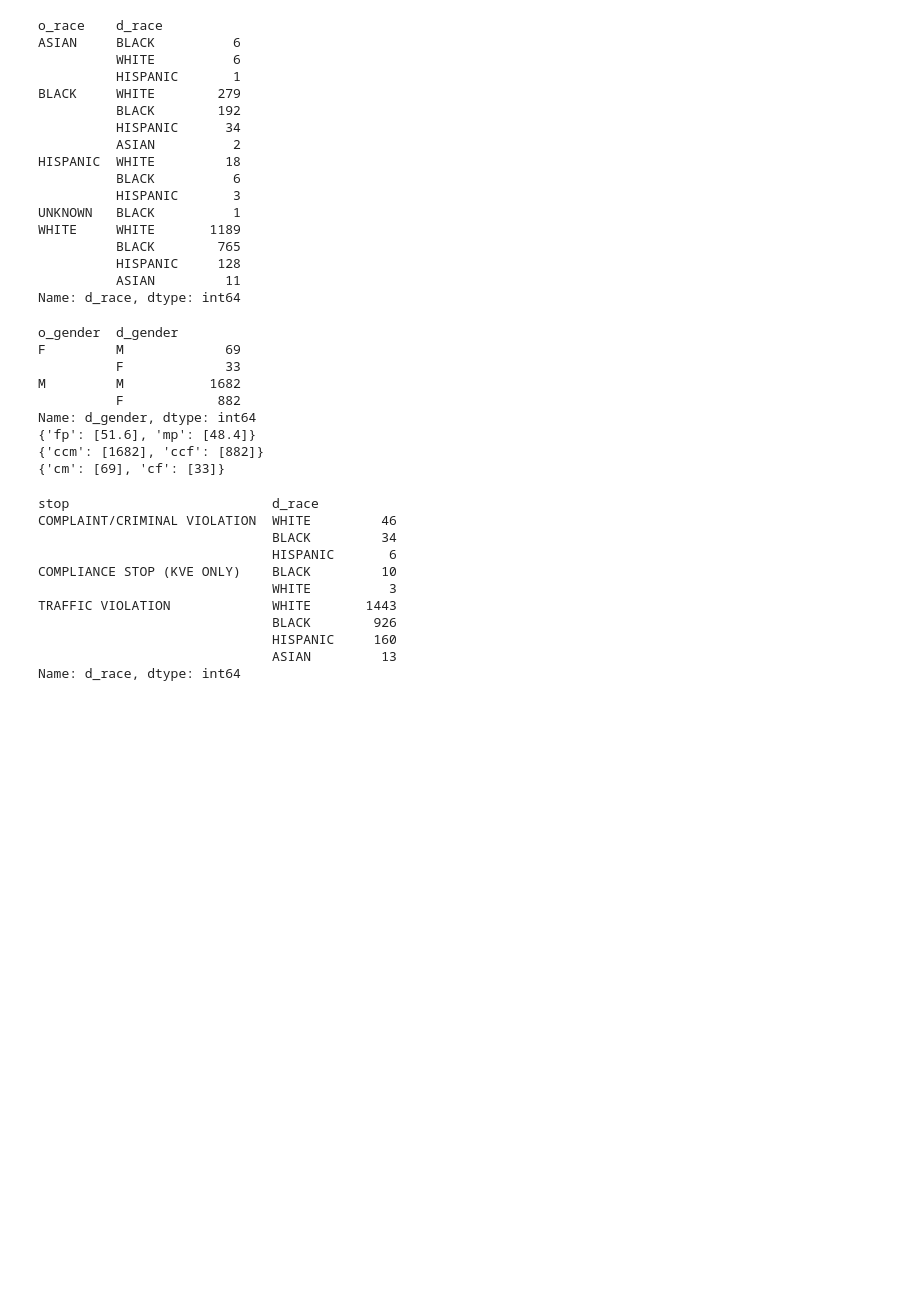
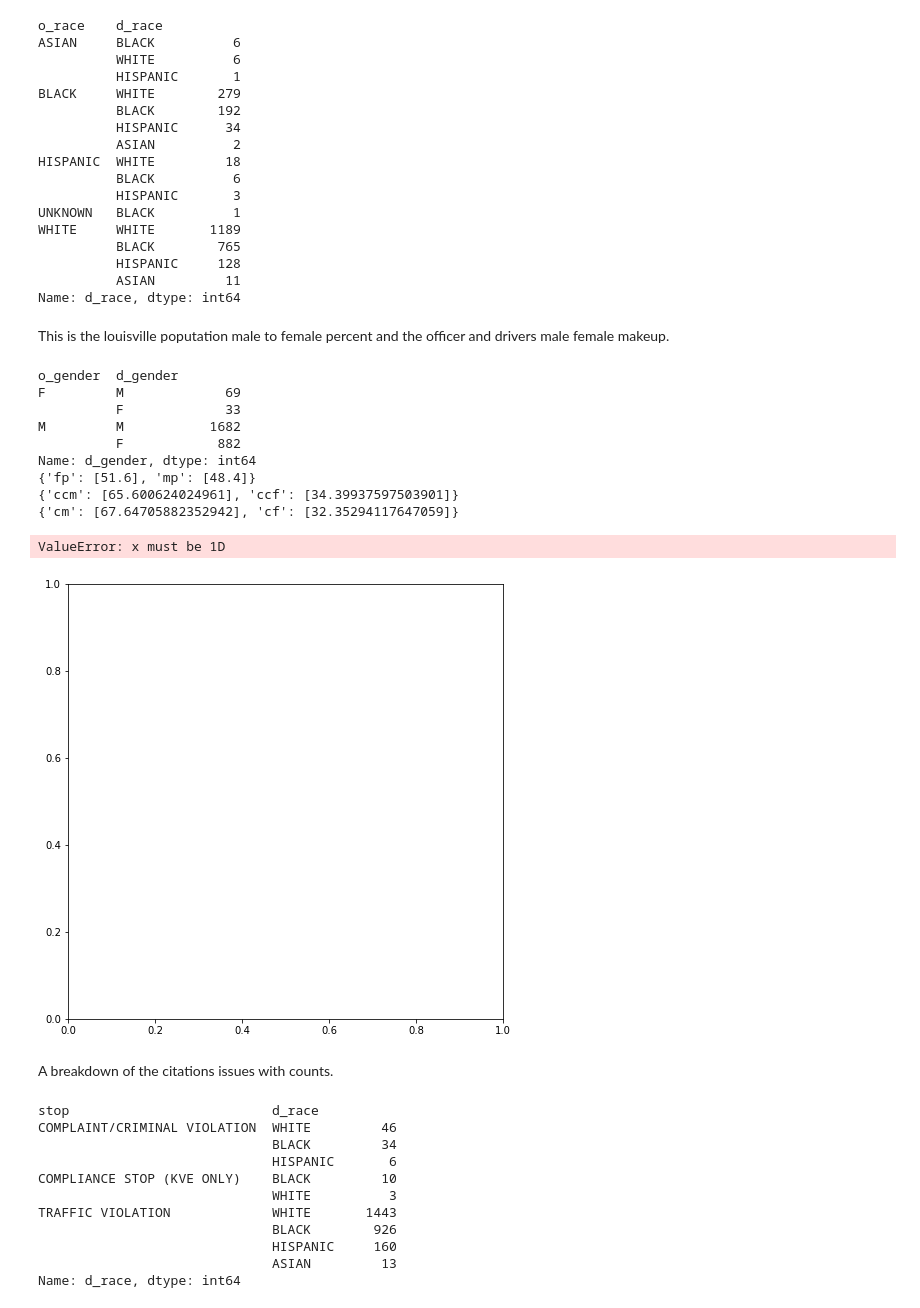
Before and after one commit to dmorton714/lmpd, a Jupyter notebook: lmpd_cleaned.ipynb, the cells around one changed output. Cells and saved outputs as stored; diff of their text form; code cells hidden in the pictures; blank space fills up the shorter version.

```diff
--- a/lmpd_cleaned.ipynb
+++ b/lmpd_cleaned.ipynb
@@ -370,6 +382,8 @@ WHITE     WHITE       1189
           HISPANIC     128
           ASIAN         11
 Name: d_race, dtype: int64
+# %% [markdown]
+This is the louisville poputation male to female percent and the officer and drivers male female makeup.
 # %%
 df14 = df4.groupby(["o_gender"])["d_gender"].value_counts()
 louisville_population = {
@@ -382,13 +396,13 @@ print(df14)
 print(louisville_population)
 
 ofc = {
-    'cm' : [69],
-    "cf" : [33]
+    'cm' : [69/102*100],
+    "cf" : [33/102*100]
 }
 
 omc = {
-    'ccm' : [1682],
-    'ccf' : [882]
+    'ccm' : [1682/2564*100],
+    'ccf' : [882/2564*100]
 }
 
 print(omc)
@@ -401,8 +415,28 @@ M         M           1682
           F            882
 Name: d_gender, dtype: int64
 {'fp': [51.6], 'mp': [48.4]}
-{'ccm': [1682], 'ccf': [882]}
-{'cm': [69], 'cf': [33]}
+{'ccm': [65.600624024961], 'ccf': [34.39937597503901]}
+{'cm': [67.64705882352942], 'cf': [32.35294117647059]}
+# %%
+# Data to plot
+labels = []
+sizes = []
+
+for x, y in omc.items():
+    labels.append(x)
+    sizes.append(y)
+
+# Plot
+plt.pie(sizes, labels=labels)
+
+plt.axis('equal')
+plt.pie(sizes, labels=labels, autopct='%1.0f%%')
+plt.show()
+# %% [output]
+ValueError: x must be 1D
+[figure, added]
+# %% [markdown]
+A breakdown of the citations issues with counts.
 # %%
 df7 = df4.groupby(["stop"])["d_race"].value_counts()
 print(df7)
```
Also changed, not shown: parts of 22 cells of this notebook.
